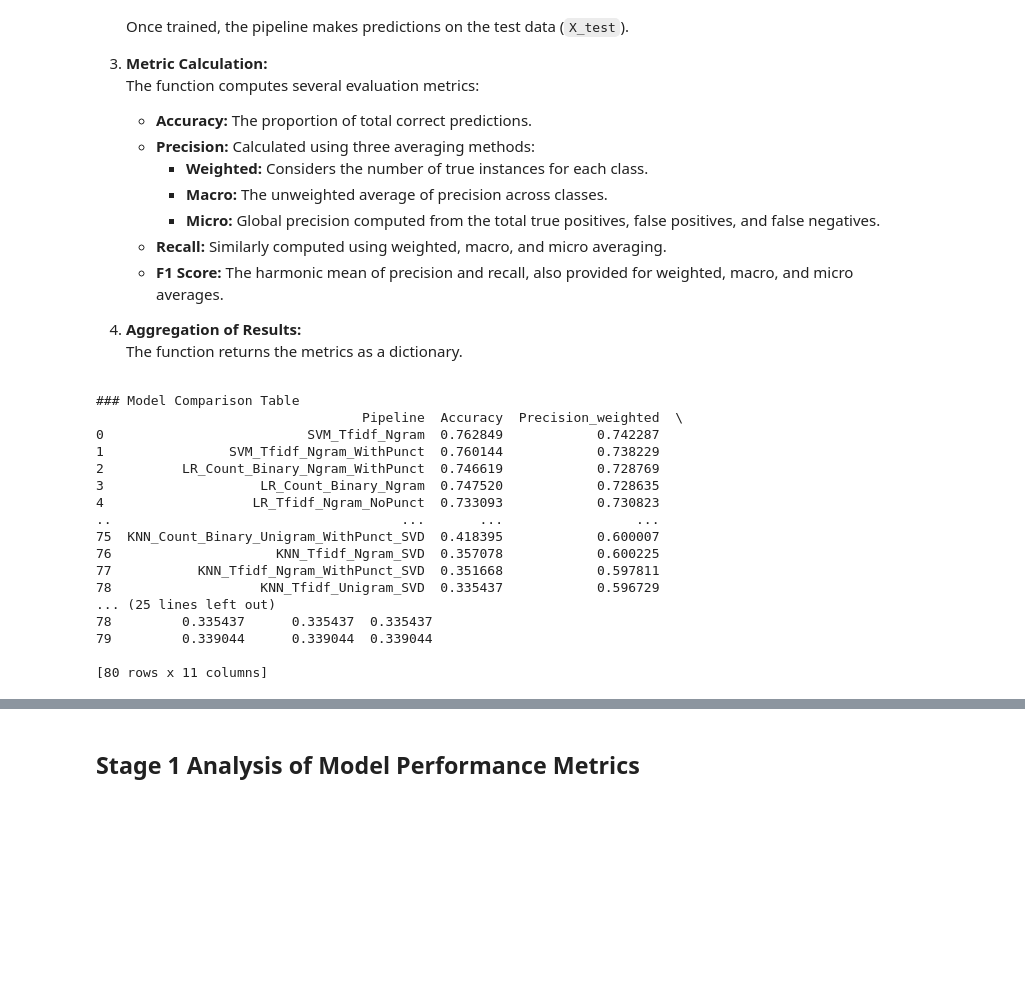
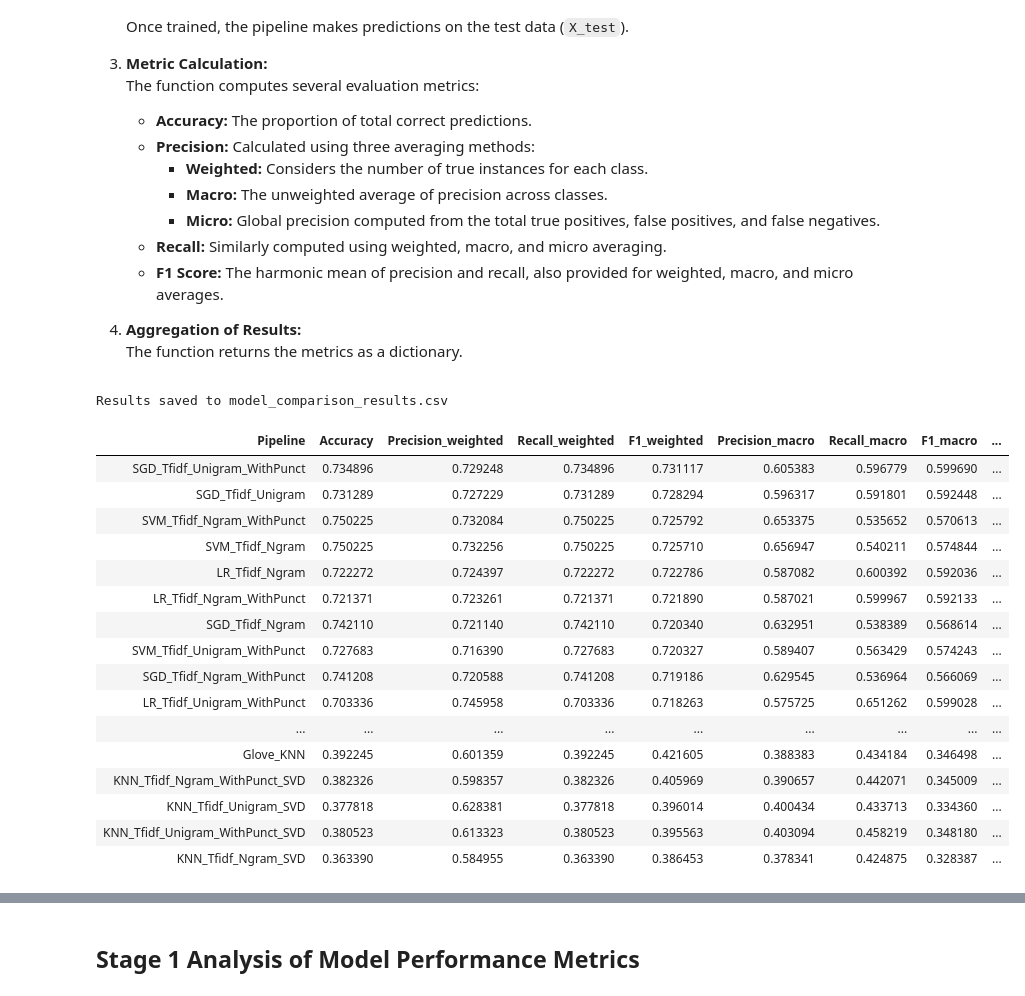
Before and after one commit to ajm2004/OpenAI-Sentiment-Analysis, a Jupyter notebook: Notebooks/partCpipieline.ipynb, the cells around one changed output, grey strips where cells are left out. Drawn from its saved outputs; the diff is of its cells as text; code cells hidden in the pictures; blank space fills up the shorter version.

```diff
--- a/Notebooks/partCpipieline.ipynb
+++ b/Notebooks/partCpipieline.ipynb
@@ -918,55 +1025,93 @@ The evaluation function is designed to assess the performance of a given text cl
 4. **Aggregation of Results:**
    The function returns the metrics as a dictionary.
 # %%
+from IPython.display import display, HTML
+
 # Evaluation Function: Computes Weighted, Macro, and Micro Metrics
 def evaluate_pipeline_metrics(pipeline, X_train, X_test, y_train, y_test):
     """Train the pipeline and return evaluation metrics."""
     pipeline.fit(X_train, y_train)
     predictions = pipeline.predict(X_test)
     metrics = {
         "Accuracy": accuracy_score(y_test, predictions),
         "Precision_weighted": precision_score(y_test, predictions, average='weighted', zero_division=0),
         "Recall_weighted": recall_score(y_test, predictions, average='weighted', zero_division=0),
         "F1_weighted": f1_score(y_test, predictions, average='weighted', zero_division=0),
         "Precision_macro": precision_score(y_test, predictions, average='macro', zero_division=0),
         "Recall_macro": recall_score(y_test, predictions, average='macro', zero_division=0),
         "F1_macro": f1_score(y_test, predictions, average='macro', zero_division=0),
         "Precision_micro": precision_score(y_test, predictions, average='micro', zero_division=0),
         "Recall_micro": recall_score(y_test, predictions, average='micro', zero_division=0),
         "F1_micro": f1_score(y_test, predictions, average='micro', zero_division=0)
     }
     return metrics
 
-
 # Evaluate Each Pipeline and Store Results
 results = []
 for name, pipe in all_pipelines.items():
     metrics = evaluate_pipeline_metrics(pipe, X_train, X_test, y_train, y_test)
     row = {"Pipeline": name}
     row.update(metrics)
     results.append(row)
 
 # Create a DataFrame of results and sort by F1 Score (weighted)
 results_df = pd.DataFrame(results)
 results_df = results_df.sort_values(by="F1_weighted", ascending=False)
-print("### Model Comparison Table")
-results_df.reset_index(drop=True, inplace=True)
-print(results_df)
+
+# Save the results DataFrame to a CSV file
+csv_filename = "model_comparison_results.csv"
+results_df.to_csv(csv_filename, index=False)
+print(f"Results saved to {csv_filename}")
+
+# Display the results as a scrollable table
+html_table = results_df.to_html(classes="table table-striped", border=1, index=False)
+display(HTML(f"""
+<style>
+    .dataframe-container {{
+        max-height: 400px;
+        overflow-y: scroll;
+    }}
+</style>
+<div class="dataframe-container">
+    {html_table}
+</div>
+"""))
+
+# For the top 5 models based on weighted F1 score,
+# print the confusion matrix and classification report on the test set.
+top_5_models = results_df.head(5)["Pipeline"].tolist()
+print("\n### Detailed Evaluation for Top 5 Models ###")
+for name in top_5_models:
+    print(f"\n--- Evaluation for Model: {name} ---")
+    pipe = all_pipelines[name]
+    pipe.fit(X_train, y_train)
+    predictions = pipe.predict(X_test)
+
+    # Confusion Matrix
+    cm = confusion_matrix(y_test, predictions)
+    print("Confusion Matrix:")
+    print(cm)
+
+    # Classification Report
+    cr = classification_report(y_test, predictions, zero_division=0)
+    print("Classification Report:")
+    print(cr)
 # %% [output]
-### Model Comparison Table
-                                  Pipeline  Accuracy  Precision_weighted  \
-0                          SVM_Tfidf_Ngram  0.762849            0.742287
-1                SVM_Tfidf_Ngram_WithPunct  0.760144            0.738229
-2          LR_Count_Binary_Ngram_WithPunct  0.746619            0.728769
-3                    LR_Count_Binary_Ngram  0.747520            0.728635
-4                   LR_Tfidf_Ngram_NoPunct  0.733093            0.730823
-..                                     ...       ...                 ...
-75  KNN_Count_Binary_Unigram_WithPunct_SVD  0.418395            0.600007
-76                     KNN_Tfidf_Ngram_SVD  0.357078            0.600225
-77           KNN_Tfidf_Ngram_WithPunct_SVD  0.351668            0.597811
-78                   KNN_Tfidf_Unigram_SVD  0.335437            0.596729
-... (25 lines left out)
-78         0.335437      0.335437  0.335437
-79         0.339044      0.339044  0.339044
-
-[80 rows x 11 columns]
+Results saved to model_comparison_results.csv
+| Pipeline | Accuracy | Precision_weighted | Recall_weighted | F1_weighted | Precision_macro | Recall_macro | F1_macro | ... |
+| SGD_Tfidf_Unigram_WithPunct | 0.734896 | 0.729248 | 0.734896 | 0.731117 | 0.605383 | 0.596779 | 0.599690 | ... |
+| SGD_Tfidf_Unigram | 0.731289 | 0.727229 | 0.731289 | 0.728294 | 0.596317 | 0.591801 | 0.592448 | ... |
+| SVM_Tfidf_Ngram_WithPunct | 0.750225 | 0.732084 | 0.750225 | 0.725792 | 0.653375 | 0.535652 | 0.570613 | ... |
+| SVM_Tfidf_Ngram | 0.750225 | 0.732256 | 0.750225 | 0.725710 | 0.656947 | 0.540211 | 0.574844 | ... |
+| LR_Tfidf_Ngram | 0.722272 | 0.724397 | 0.722272 | 0.722786 | 0.587082 | 0.600392 | 0.592036 | ... |
+| LR_Tfidf_Ngram_WithPunct | 0.721371 | 0.723261 | 0.721371 | 0.721890 | 0.587021 | 0.599967 | 0.592133 | ... |
+| SGD_Tfidf_Ngram | 0.742110 | 0.721140 | 0.742110 | 0.720340 | 0.632951 | 0.538389 | 0.568614 | ... |
+| SVM_Tfidf_Unigram_WithPunct | 0.727683 | 0.716390 | 0.727683 | 0.720327 | 0.589407 | 0.563429 | 0.574243 | ... |
+| SGD_Tfidf_Ngram_WithPunct | 0.741208 | 0.720588 | 0.741208 | 0.719186 | 0.629545 | 0.536964 | 0.566069 | ... |
+| LR_Tfidf_Unigram_WithPunct | 0.703336 | 0.745958 | 0.703336 | 0.718263 | 0.575725 | 0.651262 | 0.599028 | ... |
+| ... | ... | ... | ... | ... | ... | ... | ... | ... |
+| Glove_KNN | 0.392245 | 0.601359 | 0.392245 | 0.421605 | 0.388383 | 0.434184 | 0.346498 | ... |
+| KNN_Tfidf_Ngram_WithPunct_SVD | 0.382326 | 0.598357 | 0.382326 | 0.405969 | 0.390657 | 0.442071 | 0.345009 | ... |
+| KNN_Tfidf_Unigram_SVD | 0.377818 | 0.628381 | 0.377818 | 0.396014 | 0.400434 | 0.433713 | 0.334360 | ... |
+| KNN_Tfidf_Unigram_WithPunct_SVD | 0.380523 | 0.613323 | 0.380523 | 0.395563 | 0.403094 | 0.458219 | 0.348180 | ... |
+| KNN_Tfidf_Ngram_SVD | 0.363390 | 0.584955 | 0.363390 | 0.386453 | 0.378341 | 0.424875 | 0.328387 | ... |
```
Also changed, not shown: parts of 24 cells of this notebook.
